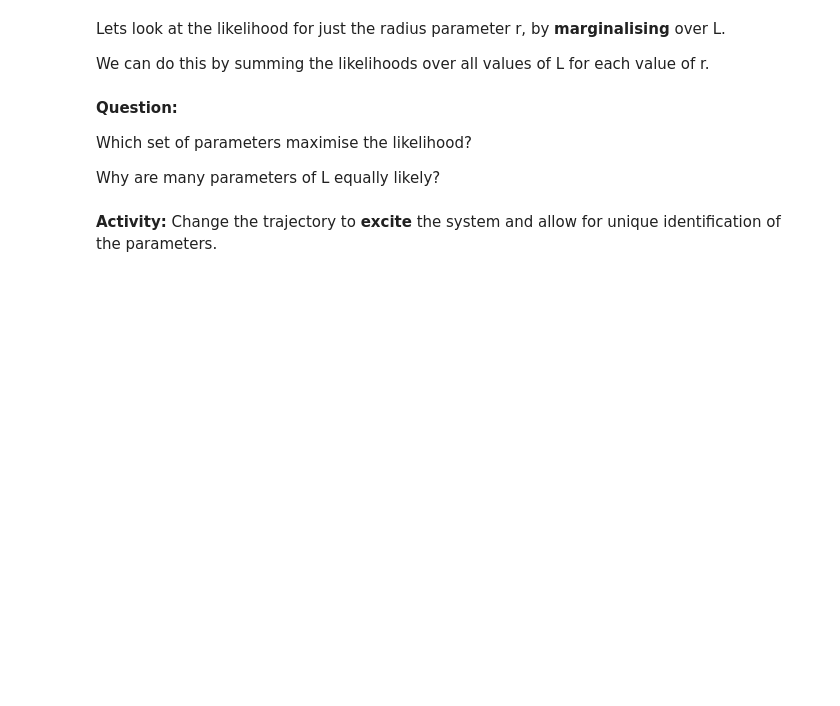
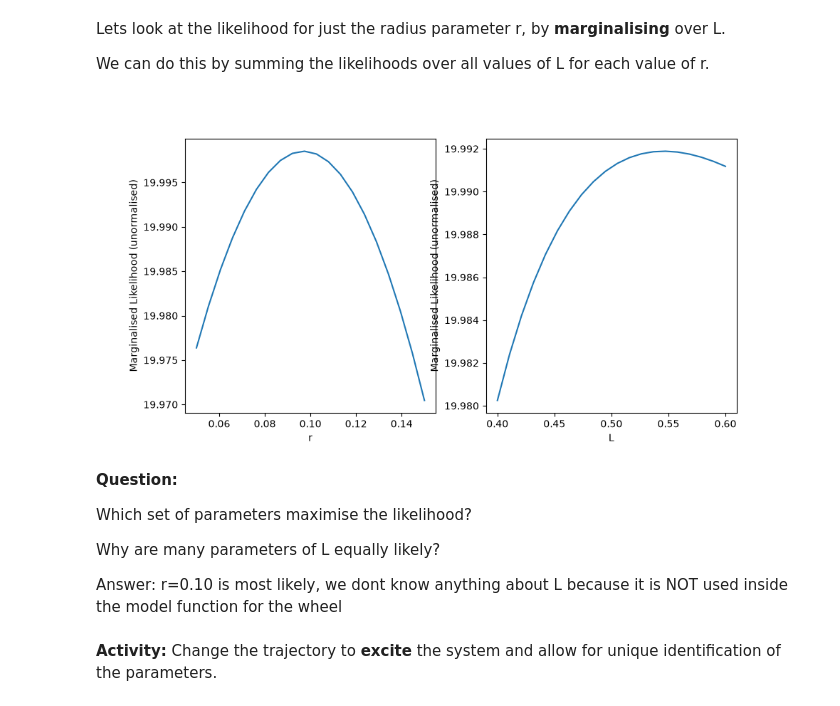
Before and after one commit to MattM5/ECE4078_5178_Practicals, a Jupyter notebook: Week04-Estimation/Practical04_Estimation.ipynb, the cells around one changed output. Saved outputs shown, nothing was run; the diff lists cells and outputs as text; code cells hidden in the pictures; blank space fills up the shorter version.

```diff
--- a/Week04-Estimation/Practical04_Estimation.ipynb
+++ b/Week04-Estimation/Practical04_Estimation.ipynb
@@ -104,22 +114,26 @@ Lets look at the likelihood for just the radius parameter r, by **marginalising*
 
 We can do this by summing the likelihoods over all values of L for each value of r.
 # %%
-plt.figure(figsize=(15,5))
+plt.figure(figsize=(10,5))
 plt.subplot(1,2,1)
 plt.plot(np.linspace(0.05,0.15,20), np.sum(np.exp(-histogram), axis=1))
 plt.xlabel('r')
 plt.ylabel('Marginalised Likelihood (unormalised)')
 plt.subplot(1,2,2)
 plt.plot(np.linspace(0.4,0.6,20), np.sum(np.exp(-histogram), axis=0))
 plt.xlabel('L')
 plt.ylabel('Marginalised Likelihood (unormalised)')
 plt.show()
+# %% [output]
+[figure, added]
 # %% [markdown]
 **Question:**
 
 Which set of parameters maximise the likelihood?
 
 Why are many parameters of L equally likely?
+
+Answer: r=0.10 is most likely, we dont know anything about L because it is NOT used inside the model function for the wheel
 # %% [markdown]
 **Activity:** Change the trajectory to **excite** the system and allow for unique identification of the parameters.
 # %%
```
Also changed, not shown: parts of 13 cells of this notebook.
